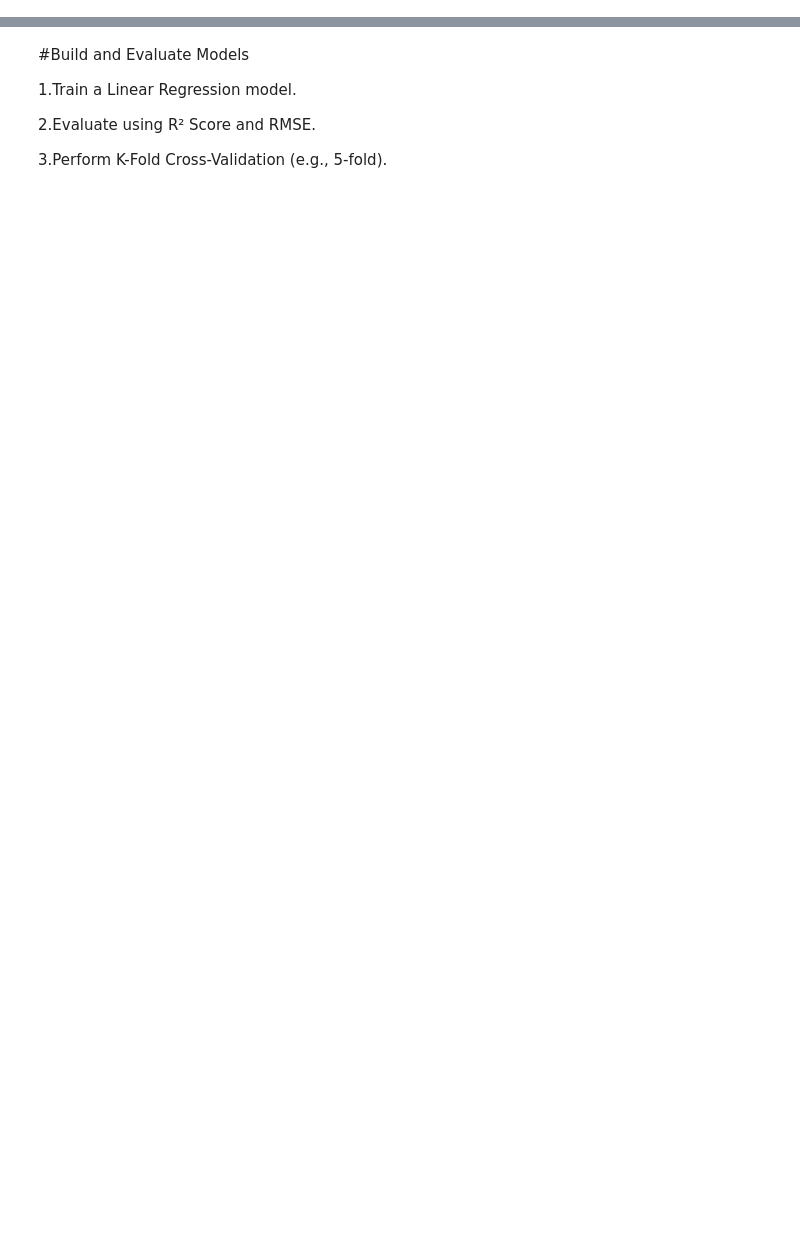
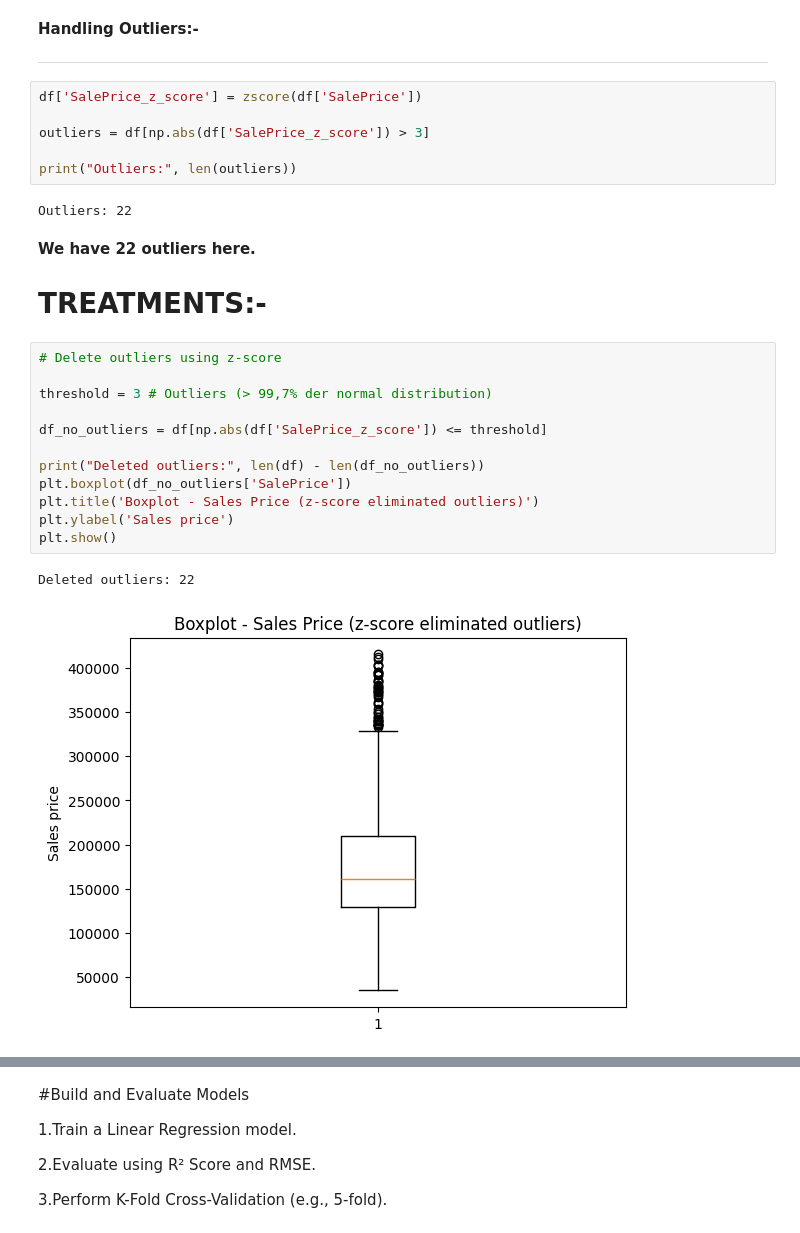
Before and after one commit to kaxmarc/statistics_ml, a Jupyter notebook: group_exercises/exercise_2/Group_Exercise_2_PART_2.ipynb, the cells around one changed output, grey strips where cells are left out. Saved outputs shown, nothing was run; the diff lists cells and outputs as text; blank space fills up the shorter version.

```diff
--- a/group_exercises/exercise_2/Group_Exercise_2_PART_2.ipynb
+++ b/group_exercises/exercise_2/Group_Exercise_2_PART_2.ipynb
@@ -72,0 +174,30 @@ for feature in categorical_columns:
+# %% [markdown]
+**Handling Outliers:-**
+
+---
+# %%
+df['SalePrice_z_score'] = zscore(df['SalePrice'])
+
+outliers = df[np.abs(df['SalePrice_z_score']) > 3]
+
+print("Outliers:", len(outliers))
+# %% [output]
+Outliers: 22
+# %% [markdown]
+**We have 22 outliers here.**
+# **TREATMENTS:-**
+# %%
+# Delete outliers using z-score
+
+threshold = 3 # Outliers (> 99,7% der normal distribution)
+
+df_no_outliers = df[np.abs(df['SalePrice_z_score']) <= threshold]
+
+print("Deleted outliers:", len(df) - len(df_no_outliers))
+plt.boxplot(df_no_outliers['SalePrice'])
+plt.title('Boxplot - Sales Price (z-score eliminated outliers)')
+plt.ylabel('Sales price')
+plt.show()
+# %% [output]
+Deleted outliers: 22
+[figure, added]
```
Also changed, not shown: parts of 36 cells of this notebook.
